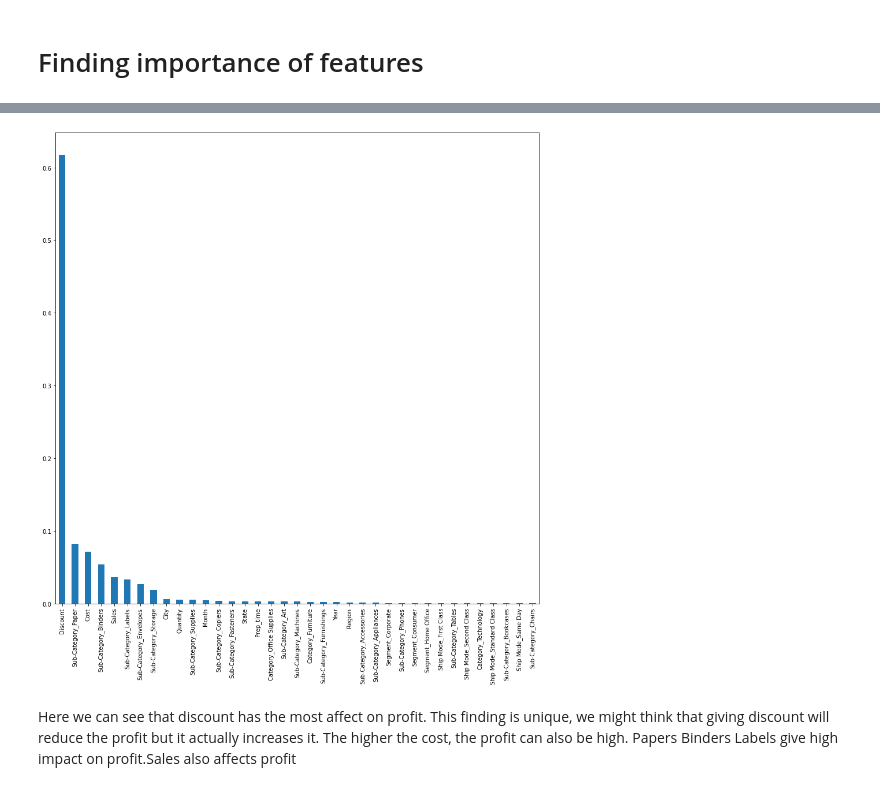
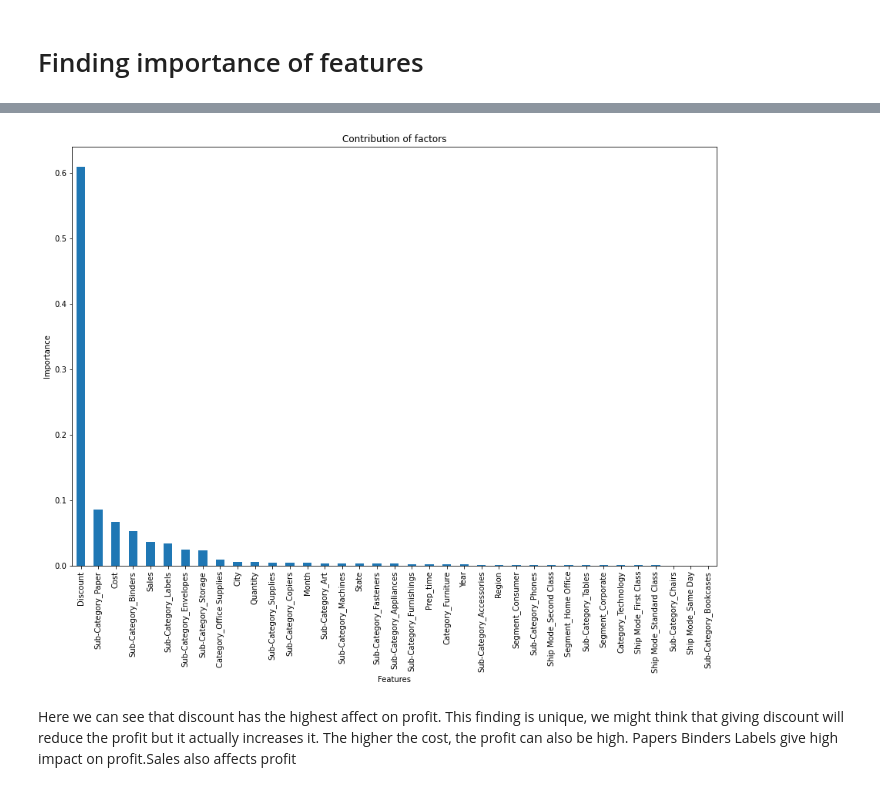
Before and after one commit to HayalDargin/Springboard_Work, a Jupyter notebook: Final project /Time Series Data_Store/Hayal_Final_Pre_processing_Model.ipynb, the cells around one changed output, grey strips where cells are left out. Drawn from its saved outputs; the diff is of its cells as text; code cells hidden in the pictures.

```diff
--- a/Final project /Time Series Data_Store/Hayal_Final_Pre_processing_Model.ipynb
+++ b/Final project /Time Series Data_Store/Hayal_Final_Pre_processing_Model.ipynb
@@ -181,7 +201,9 @@ Sub-Category_Chairs         0.000240
 dtype: float64
 # %%
-plot = feature_imp.plot.bar(figsize=(15, 15))
+plot = feature_imp.plot.bar(figsize=(15, 10))
+plot.set(title ='Contribution of factors', xlabel ="Features", ylabel = "Importance" )
+plt.show()
 # %% [output]
-[figure, old version]
+[figure, new version]
 # %% [markdown]
-Here we can see that discount has the most affect on profit. This finding is unique, we might think that giving discount will reduce the profit but it actually increases it. The higher the cost, the profit can also be high. Papers Binders Labels give high impact on profit.Sales also affects profit
+Here we can see that discount has the highest affect on profit. This finding is unique, we might think that giving discount will reduce the profit but it actually increases it. The higher the cost, the profit can also be high. Papers Binders Labels give high impact on profit.Sales also affects profit
```
Also changed, not shown: parts of 16 cells of this notebook, 1 other file.
